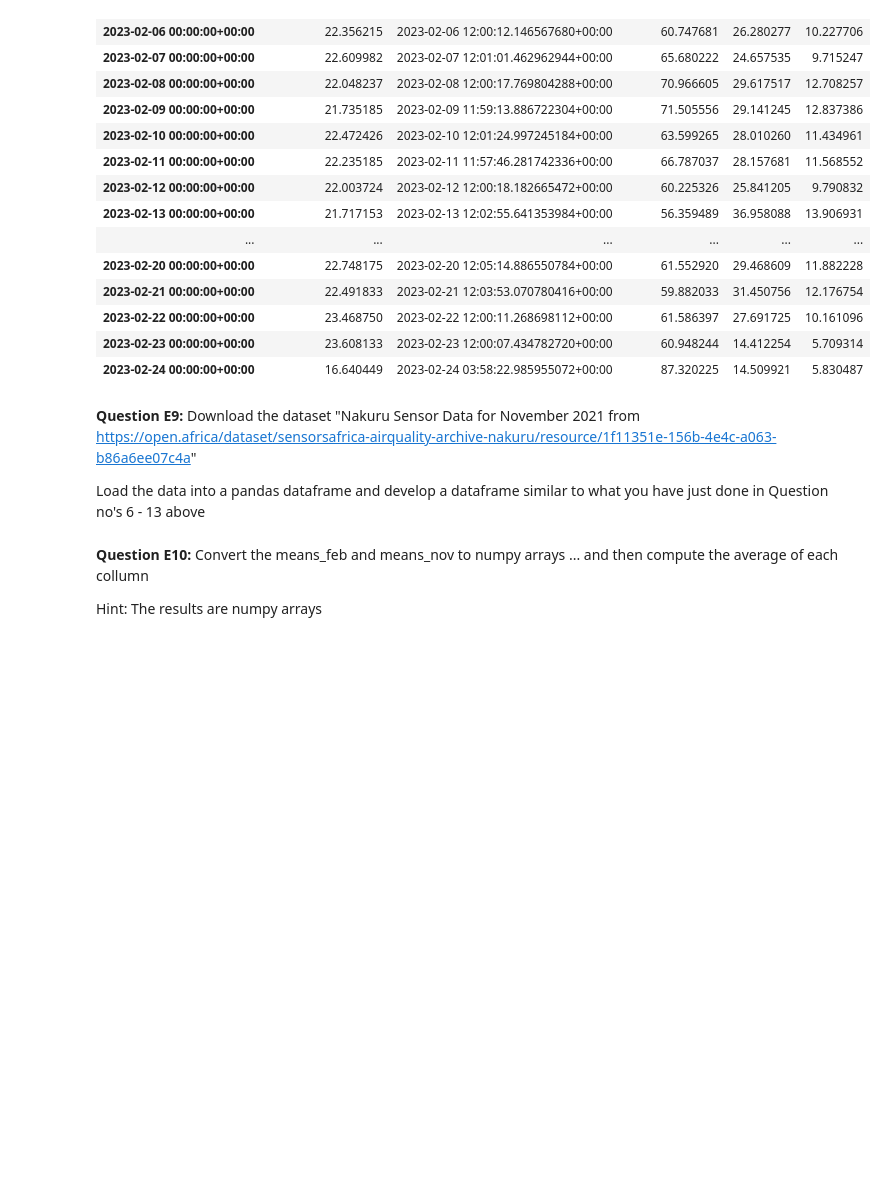
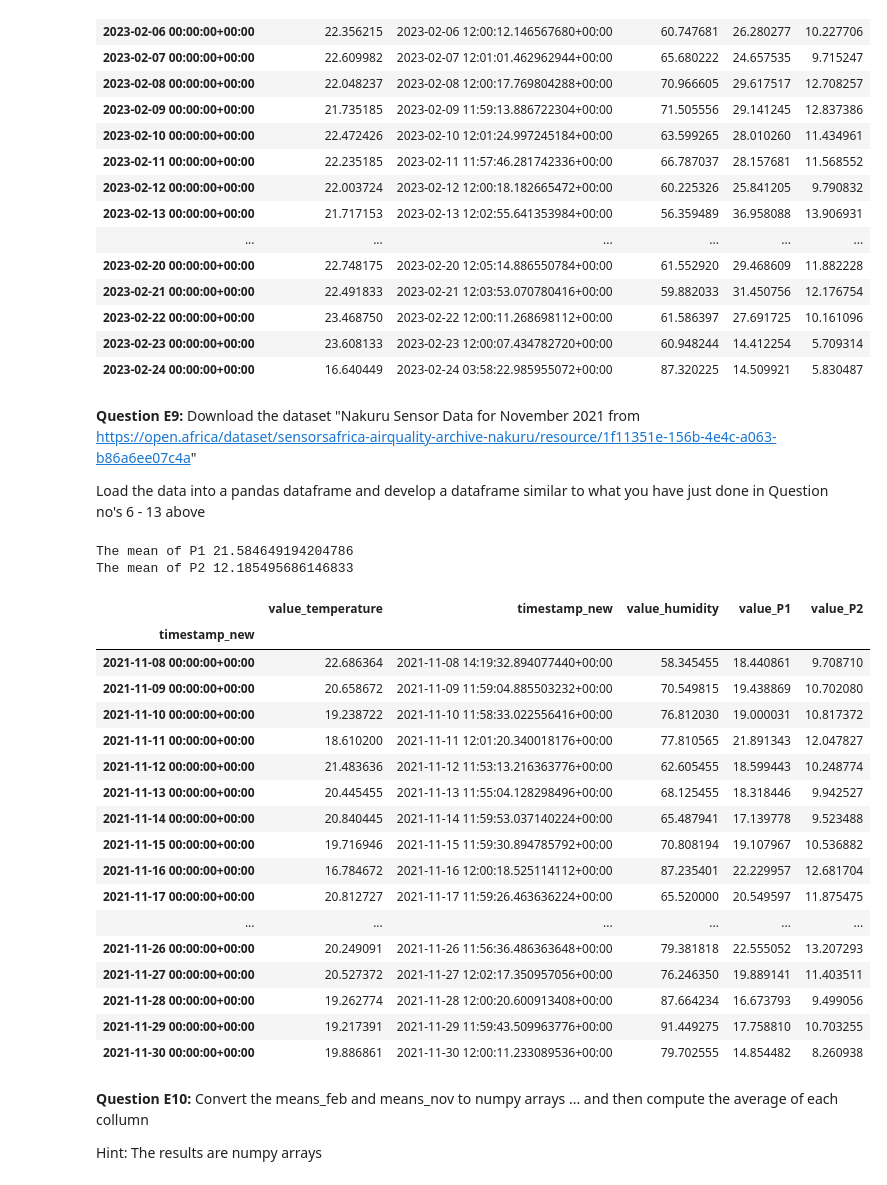
Before and after one commit to TinoMuzambi/DSA-Entry, a Jupyter notebook: DSA_2023_Entry.ipynb, the cells around one changed output. Cells and saved outputs as stored; diff of their text form; code cells hidden in the pictures; blank space fills up the shorter version.

```diff
--- a/DSA_2023_Entry.ipynb
+++ b/DSA_2023_Entry.ipynb
@@ -423,3 +419,71 @@ means_nov
+# %%
+#Load the 'timestamp','value_type' and 'value' collumns into a pandas dataframe
+nov_df = pd.read_csv(r'Nakuru_Sensor_Data_Nov_2021.csv',usecols=['timestamp','value_type','value'], sep=';')
+
+# Create timestamp_new column
+nov_df['timestamp_new']=pd.to_datetime(nov_df['timestamp']).dt.round('S')
+nov_df
+
+# Split the dataframe based on the 'value_type' collumn
+grouped = nov_df.groupby(by='value_type', as_index=False).apply(lambda x: x)
+nov_df_temperature = nov_df[nov_df['value_type']=='temperature']
+nov_df_humidity = nov_df[nov_df['value_type']=='humidity']
+nov_df_P1 = nov_df[nov_df['value_type']=='P1']
+nov_df_P2 = nov_df[nov_df['value_type']=='P2']
+
+# Merge the grouped dataframes into one dataframe and save it as newnovdata.csv
+nov_df_merged=nov_df_temperature.merge(nov_df_humidity, on=['timestamp', 'timestamp_new'], suffixes=("_temperature", "_humidity"), how="outer")
+nov_df_merged=nov_df_merged.merge(nov_df_P1, on=['timestamp', 'timestamp_new'], suffixes=("_humidity", "_P1"), how="outer")
+nov_df_merged=nov_df_merged.merge(nov_df_P2, on=['timestamp', 'timestamp_new'], suffixes=("_P1", "_P2"), how="outer")
+
+nov_df_merged
+
+filepath = Path('newnovdata.csv')
+filepath.parent.mkdir(parents=True, exist_ok=True)
+nov_df_merged.to_csv(filepath)
+
+# Open the new data file and select only 'timestamp_new','value_temperature','value_humidity','value_P1' and 'value_P2' colunms
+new_nov_df = pd.read_csv(r'newnovdata.csv', usecols=['timestamp_new','value_temperature','value_humidity','value_P1','value_P2'])
+
+# Compute mean
+nov_mean_value_P1 = new_nov_df['value_P1'].mean()
+nov_mean_value_P2 = new_nov_df['value_P2'].mean()
+
+print("The mean of P1", nov_mean_value_P1)
+print("The mean of P2", nov_mean_value_P2)
+
+#replace missing values with the mean
+new_nov_df['value_P1'] = new_nov_df['value_P1'].fillna(nov_mean_value_P1)
+new_nov_df['value_P2'] = new_nov_df['value_P2'].fillna(nov_mean_value_P2)
+
+# Create a new dataframe comprising of the average values of the variables day by day
+new_nov_df['timestamp_new'] = pd.to_datetime(new_nov_df['timestamp_new'])
+new_nov_df.set_index("timestamp_new")
+new_nov_df.index = new_nov_df["timestamp_new"]
+# df_daily = df.resample('D').mean()
+means_nov = new_nov_df.resample("D").mean()
+means_nov
+# %% [output]
+The mean of P1 21.584649194204786
+The mean of P2 12.185495686146833
+|  | value_temperature | timestamp_new | value_humidity | value_P1 | value_P2 |
+| timestamp_new |  |  |  |  |  |
+| 2021-11-08 00:00:00+00:00 | 22.686364 | 2021-11-08 14:19:32.894077440+00:00 | 58.345455 | 18.440861 | 9.708710 |
+| 2021-11-09 00:00:00+00:00 | 20.658672 | 2021-11-09 11:59:04.885503232+00:00 | 70.549815 | 19.438869 | 10.702080 |
+| 2021-11-10 00:00:00+00:00 | 19.238722 | 2021-11-10 11:58:33.022556416+00:00 | 76.812030 | 19.000031 | 10.817372 |
+| 2021-11-11 00:00:00+00:00 | 18.610200 | 2021-11-11 12:01:20.340018176+00:00 | 77.810565 | 21.891343 | 12.047827 |
+| 2021-11-12 00:00:00+00:00 | 21.483636 | 2021-11-12 11:53:13.216363776+00:00 | 62.605455 | 18.599443 | 10.248774 |
+| 2021-11-13 00:00:00+00:00 | 20.445455 | 2021-11-13 11:55:04.128298496+00:00 | 68.125455 | 18.318446 | 9.942527 |
+| 2021-11-14 00:00:00+00:00 | 20.840445 | 2021-11-14 11:59:53.037140224+00:00 | 65.487941 | 17.139778 | 9.523488 |
+| 2021-11-15 00:00:00+00:00 | 19.716946 | 2021-11-15 11:59:30.894785792+00:00 | 70.808194 | 19.107967 | 10.536882 |
+| 2021-11-16 00:00:00+00:00 | 16.784672 | 2021-11-16 12:00:18.525114112+00:00 | 87.235401 | 22.229957 | 12.681704 |
+| 2021-11-17 00:00:00+00:00 | 20.812727 | 2021-11-17 11:59:26.463636224+00:00 | 65.520000 | 20.549597 | 11.875475 |
+| ... | ... | ... | ... | ... | ... |
+| 2021-11-26 00:00:00+00:00 | 20.249091 | 2021-11-26 11:56:36.486363648+00:00 | 79.381818 | 22.555052 | 13.207293 |
+| 2021-11-27 00:00:00+00:00 | 20.527372 | 2021-11-27 12:02:17.350957056+00:00 | 76.246350 | 19.889141 | 11.403511 |
+| 2021-11-28 00:00:00+00:00 | 19.262774 | 2021-11-28 12:00:20.600913408+00:00 | 87.664234 | 16.673793 | 9.499056 |
+| 2021-11-29 00:00:00+00:00 | 19.217391 | 2021-11-29 11:59:43.509963776+00:00 | 91.449275 | 17.758810 | 10.703255 |
+| 2021-11-30 00:00:00+00:00 | 19.886861 | 2021-11-30 12:00:11.233089536+00:00 | 79.702555 | 14.854482 | 8.260938 |
 # %% [markdown]
 **Question E10:** Convert the means_feb and means_nov to numpy arrays ... and then compute the average of each collumn
 
```
Also changed, not shown: parts of 1 cell of this notebook, 1 other file.
